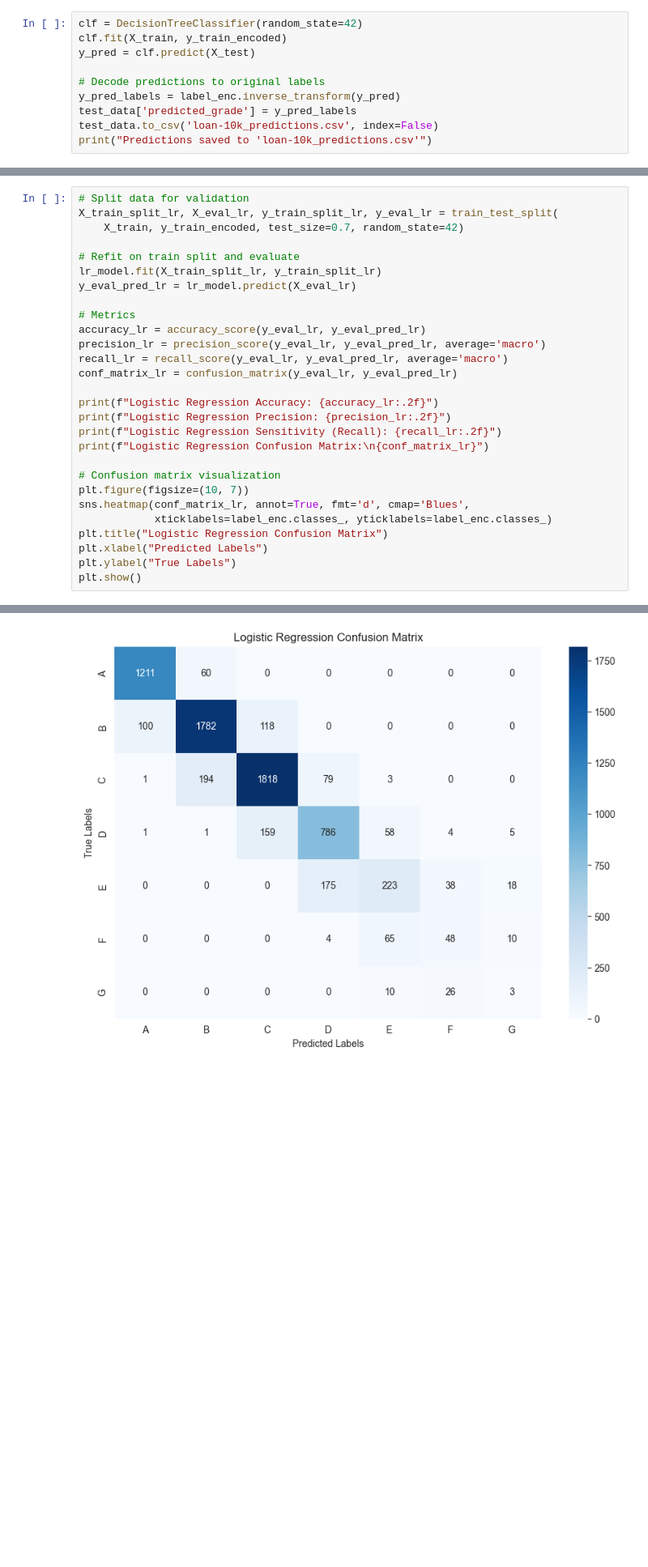
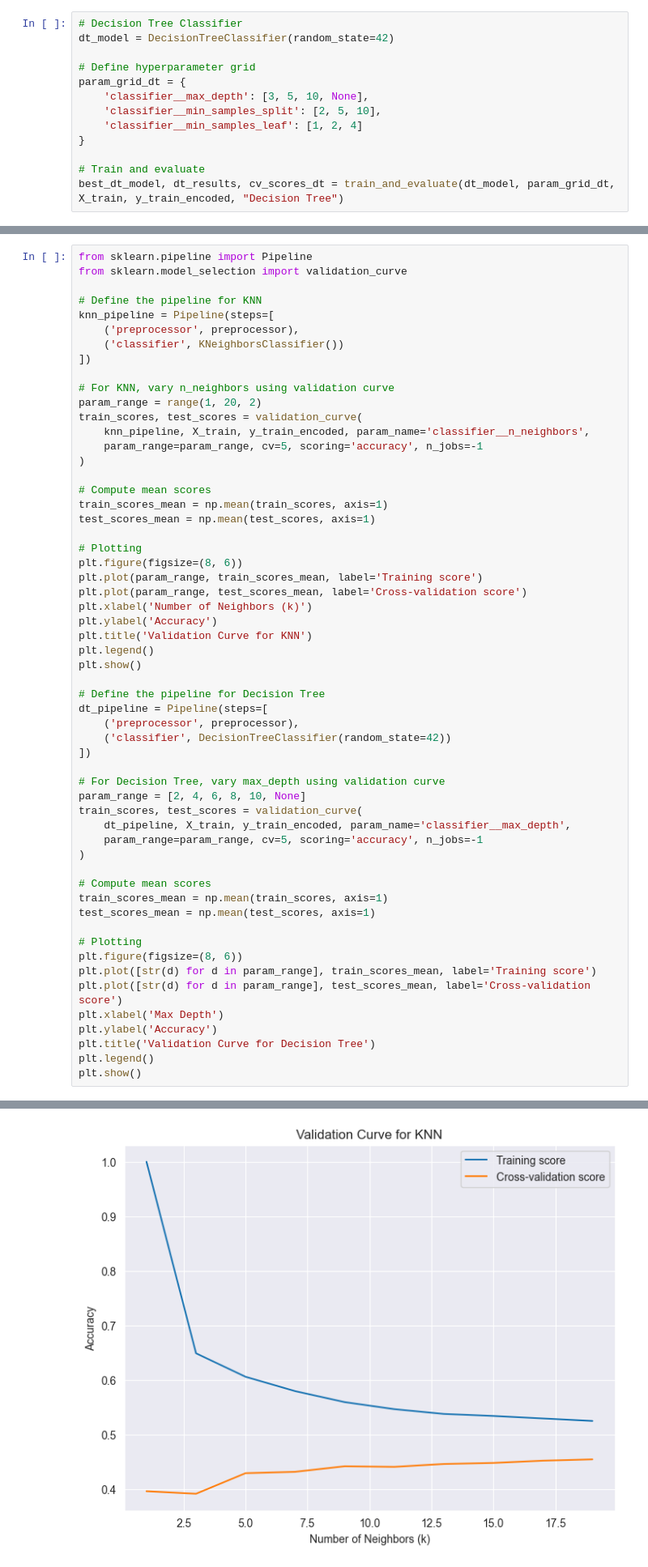
Before and after one commit to katerinadobrynina/ML-project, a Jupyter notebook: descision_tree.ipynb, the cells around one changed output, grey strips where cells are left out. Shown at 81% size. Cells and saved outputs as stored; diff of their text form; blank space fills up the shorter version.

```diff
--- a/descision_tree.ipynb
+++ b/descision_tree.ipynb
@@ -199,11 +215,14 @@ Missing columns in test dataset: {'grade'}
 # %%
-clf = DecisionTreeClassifier(random_state=42)
-clf.fit(X_train, y_train_encoded)
-y_pred = clf.predict(X_test)
+# Decision Tree Classifier
+dt_model = DecisionTreeClassifier(random_state=42)
 
-# Decode predictions to original labels
-y_pred_labels = label_enc.inverse_transform(y_pred)
-test_data['predicted_grade'] = y_pred_labels
-test_data.to_csv('loan-10k_predictions.csv', index=False)
-print("Predictions saved to 'loan-10k_predictions.csv'")
+# Define hyperparameter grid
+param_grid_dt = {
+    'classifier__max_depth': [3, 5, 10, None],
+    'classifier__min_samples_split': [2, 5, 10],
+    'classifier__min_samples_leaf': [1, 2, 4]
+}
+
+# Train and evaluate
+best_dt_model, dt_results, cv_scores_dt = train_and_evaluate(dt_model, param_grid_dt, X_train, y_train_encoded, "Decision Tree")
 # %% [output]
@@ -359,29 +483,58 @@ Logistic Regression predictions saved to 'loan-10k_predictions_lr.csv'
 # %%
-# Split data for validation
-X_train_split_lr, X_eval_lr, y_train_split_lr, y_eval_lr = train_test_split(
-    X_train, y_train_encoded, test_size=0.7, random_state=42)
+from sklearn.pipeline import Pipeline
+from sklearn.model_selection import validation_curve
 
-# Refit on train split and evaluate
-lr_model.fit(X_train_split_lr, y_train_split_lr)
-y_eval_pred_lr = lr_model.predict(X_eval_lr)
+# Define the pipeline for KNN
+knn_pipeline = Pipeline(steps=[
+    ('preprocessor', preprocessor),
+    ('classifier', KNeighborsClassifier())
+])
 
-# Metrics
-accuracy_lr = accuracy_score(y_eval_lr, y_eval_pred_lr)
-precision_lr = precision_score(y_eval_lr, y_eval_pred_lr, average='macro')
-recall_lr = recall_score(y_eval_lr, y_eval_pred_lr, average='macro')
-conf_matrix_lr = confusion_matrix(y_eval_lr, y_eval_pred_lr)
+# For KNN, vary n_neighbors using validation curve
+param_range = range(1, 20, 2)
+train_scores, test_scores = validation_curve(
+    knn_pipeline, X_train, y_train_encoded, param_name='classifier__n_neighbors',
+    param_range=param_range, cv=5, scoring='accuracy', n_jobs=-1
+)
 
-print(f"Logistic Regression Accuracy: {accuracy_lr:.2f}")
-print(f"Logistic Regression Precision: {precision_lr:.2f}")
-print(f"Logistic Regression Sensitivity (Recall): {recall_lr:.2f}")
-print(f"Logistic Regression Confusion Matrix:\n{conf_matrix_lr}")
+# Compute mean scores
+train_scores_mean = np.mean(train_scores, axis=1)
+test_scores_mean = np.mean(test_scores, axis=1)
 
-# Confusion matrix visualization
-plt.figure(figsize=(10, 7))
-sns.heatmap(conf_matrix_lr, annot=True, fmt='d', cmap='Blues',
-            xticklabels=label_enc.classes_, yticklabels=label_enc.classes_)
-plt.title("Logistic Regression Confusion Matrix")
-plt.xlabel("Predicted Labels")
-plt.ylabel("True Labels")
+# Plotting
+plt.figure(figsize=(8, 6))
+plt.plot(param_range, train_scores_mean, label='Training score')
+plt.plot(param_range, test_scores_mean, label='Cross-validation score')
+plt.xlabel('Number of Neighbors (k)')
+plt.ylabel('Accuracy')
+plt.title('Validation Curve for KNN')
+plt.legend()
 plt.show()
+
+# Define the pipeline for Decision Tree
+dt_pipeline = Pipeline(steps=[
+    ('preprocessor', preprocessor),
+    ('classifier', DecisionTreeClassifier(random_state=42))
+])
+
+# For Decision Tree, vary max_depth using validation curve
+param_range = [2, 4, 6, 8, 10, None]
+train_scores, test_scores = validation_curve(
+    dt_pipeline, X_train, y_train_encoded, param_name='classifier__max_depth',
+    param_range=param_range, cv=5, scoring='accuracy', n_jobs=-1
+)
+
+# Compute mean scores
+train_scores_mean = np.mean(train_scores, axis=1)
+test_scores_mean = np.mean(test_scores, axis=1)
+
+# Plotting
+plt.figure(figsize=(8, 6))
+plt.plot([str(d) for d in param_range], train_scores_mean, label='Training score')
+plt.plot([str(d) for d in param_range], test_scores_mean, label='Cross-validation score')
+plt.xlabel('Max Depth')
+plt.ylabel('Accuracy')
+plt.title('Validation Curve for Decision Tree')
+plt.legend()
+plt.show()
 # %% [output]
@@ -399 +541 @@ Logistic Regression Confusion Matrix:
-[figure, old version]
+[figure, new version]
```
Also changed, not shown: parts of 46 cells of this notebook, 1 other file.
